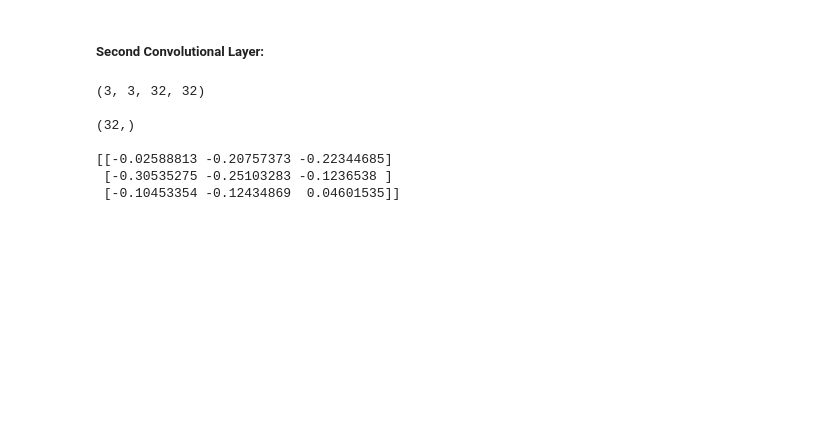
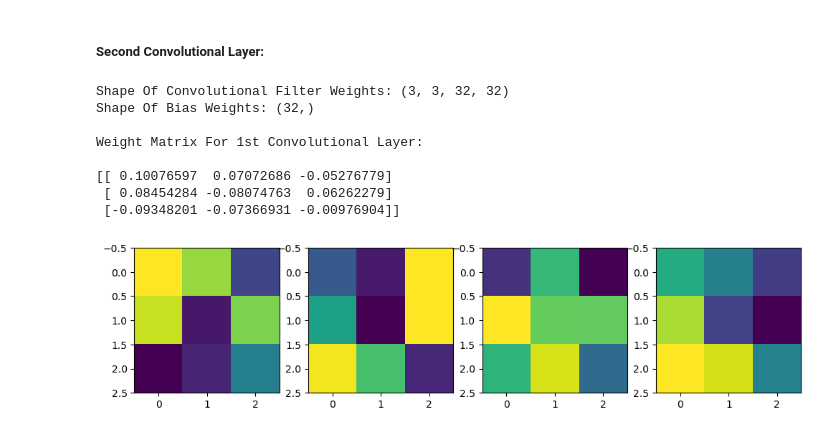
Before and after one commit to ADolbyB/deep-learning-python, a Jupyter notebook: Lectures/lecture7a.ipynb, the cells around one changed output. Saved outputs shown, nothing was run; the diff lists cells and outputs as text; code cells hidden in the pictures; blank space fills up the shorter version.

```diff
--- a/Lectures/lecture7a.ipynb
+++ b/Lectures/lecture7a.ipynb
@@ -668,15 +655,23 @@ print(weights2[0][:,:,0,0]) # Print an example of the weights
 ##### Second Convolutional Layer:
 # %%
 weights2a = model2.layers[2].get_weights()
-print(weights2a[0].shape, '\n') # Weights For Filters
-print(weights2a[1].shape, '\n') # Weights For Biases
+print(f'Shape Of Convolutional Filter Weights: {weights2a[0].shape}') # Weights For Filters
+print(f'Shape Of Bias Weights: {weights2a[1].shape}\n') # Weights For Biases
 
-print(weights2a[0][:,:,0,0]) # Print an example of the weights
+print(f'Weight Matrix For 1st Convolutional Layer:\n\n{weights2a[0][:,:,0,0]}\n')
+
+plt.figure(figsize=(12, 3))
+for i in range (4):
+    plt.subplot(1, 4, i+1)
+    plt.imshow(weights2a[0][:,:,0,i])
+plt.show()
 # %% [output]
-(3, 3, 32, 32)
+Shape Of Convolutional Filter Weights: (3, 3, 32, 32)
+Shape Of Bias Weights: (32,)
 
-(32,)
+Weight Matrix For 1st Convolutional Layer:
 
-[[-0.02588813 -0.20757373 -0.22344685]
- [-0.30535275 -0.25103283 -0.1236538 ]
- [-0.10453354 -0.12434869  0.04601535]]
+[[ 0.10076597  0.07072686 -0.05276779]
+ [ 0.08454284 -0.08074763  0.06262279]
+ [-0.09348201 -0.07366931 -0.00976904]]
+[figure, added]
```
Also changed, not shown: parts of 7 cells of this notebook.
